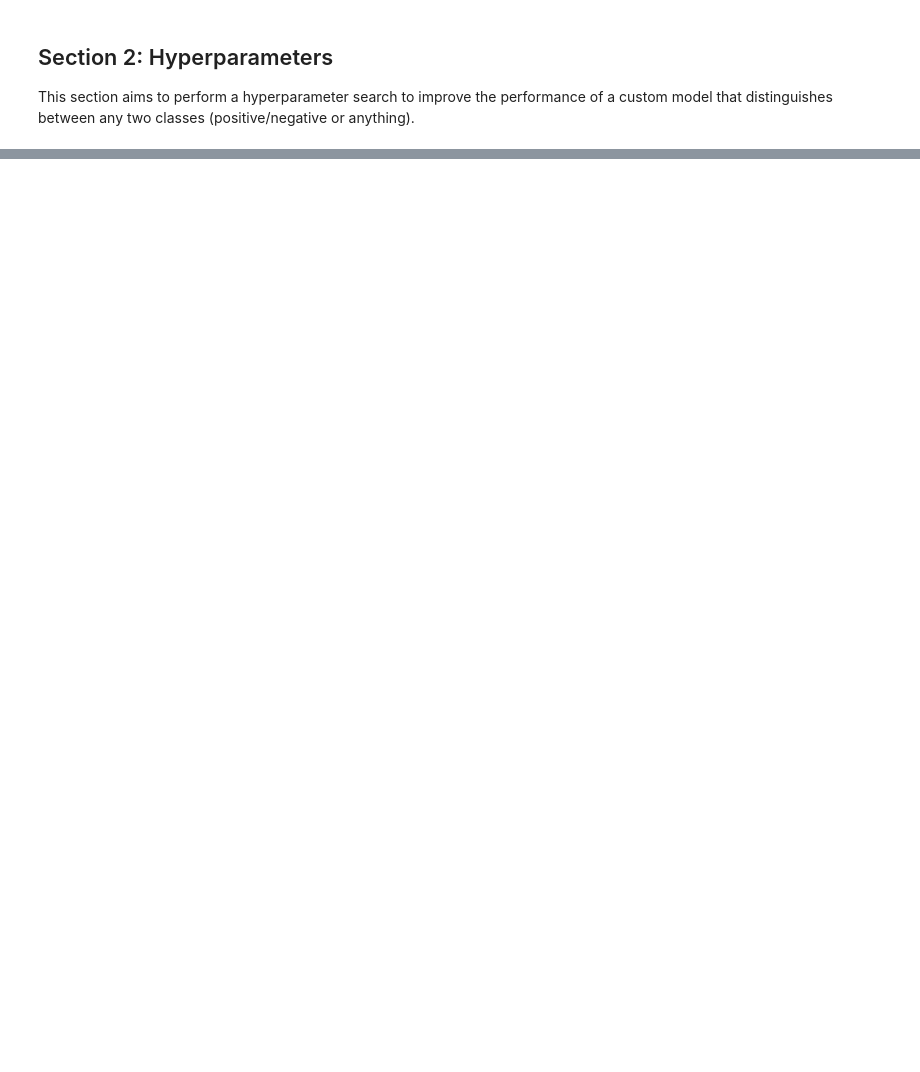
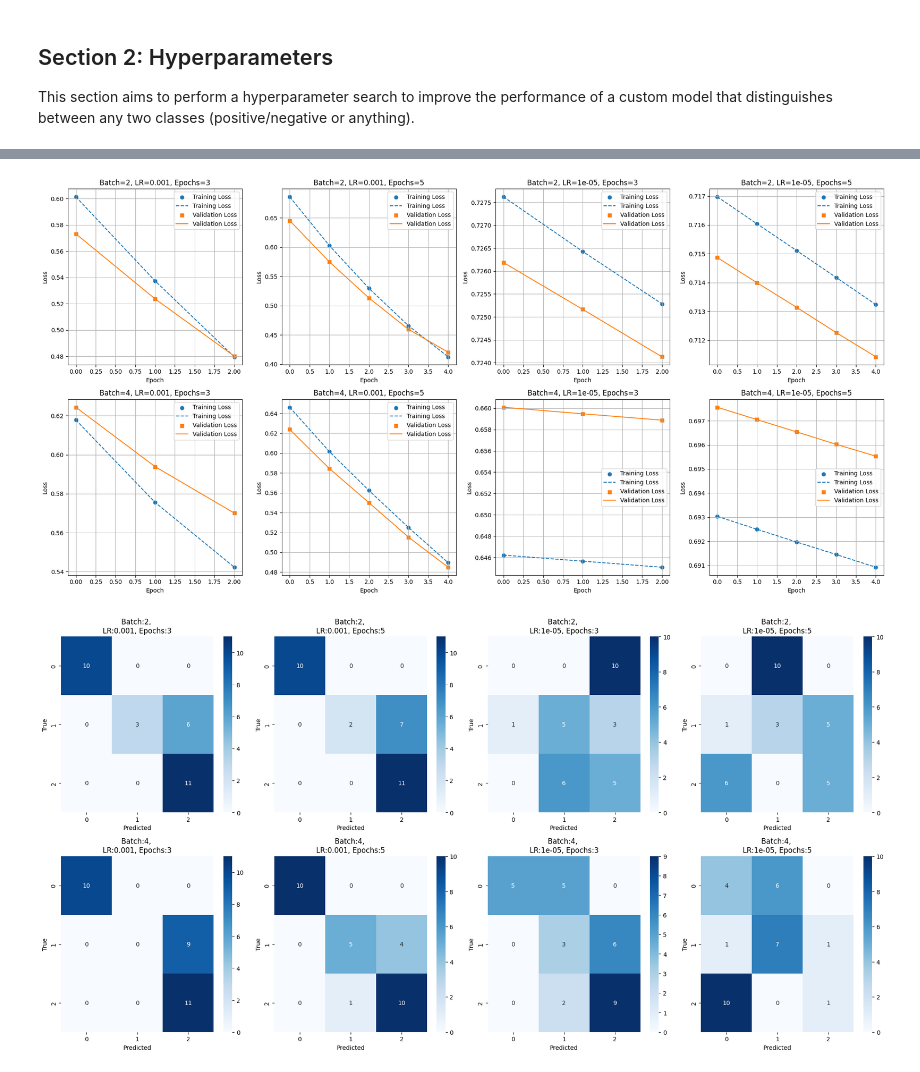
Before and after one commit to Akshat13shah/STT_Ai_Assignment6, a Jupyter notebook: MLP.ipynb, the cells around one changed output, grey strips where cells are left out. Saved outputs shown, nothing was run; the diff lists cells and outputs as text; code cells hidden in the pictures; blank space fills up the shorter version.

```diff
--- a/MLP.ipynb
+++ b/MLP.ipynb
@@ -498,0 +523,40 @@ True Label: 1, Predicted: 2
+# %%
+# Plot training and validation losses in a 2-row, 4-column grid
+num_plots = min(len(results), 8)  # Ensure we don't exceed subplot limit
+fig, axes = plt.subplots(nrows=2, ncols=4, figsize=(20, 10))
+axes = axes.flatten()
+
+for i in range(num_plots):
+    result = results[i]
+    ax = axes[i]
+    ax.scatter(range(len(result['train_loss'])), result['train_loss'], label='Training Loss', marker='o')
+    ax.plot(result['train_loss'], label='Training Loss', linestyle='dashed')
+    ax.scatter(range(len(result['val_loss'])), result['val_loss'], label='Validation Loss', marker='s')
+    ax.plot(result['val_loss'], label='Validation Loss', linestyle='solid')
+    ax.set_xlabel('Epoch')
+    ax.set_ylabel('Loss')
+    ax.set_title(f'Batch={result["batch_size"]}, LR={result["learning_rate"]}, Epochs={result["epochs"]}')
+    ax.legend()
+    ax.grid(True)
+
+# Hide any unused subplots
+for j in range(num_plots, len(axes)):
+    fig.delaxes(axes[j])
+
+plt.tight_layout()
+plt.show()
+
+# Plot Confusion Matrices for all configurations
+plt.figure(figsize=(20, 15))
+for i, result in enumerate(results):
+    plt.subplot(3, 4, i + 1)  # 3 rows, 4 columns to accommodate all 12 configurations
+    cm = confusion_matrix(result['y_test_classes'], result['y_pred_classes'])
+    sns.heatmap(cm, annot=True, fmt='d', cmap='Blues')
+    plt.title(f'Batch:{result["batch_size"]}, \nLR:{result["learning_rate"]}, Epochs:{result["epochs"]}')
+    plt.xlabel('Predicted')
+    plt.ylabel('True')
+plt.tight_layout()
+plt.show()
+# %% [output]
+[figure, added]
+[figure, added]
```
Also changed, not shown: parts of 11 cells of this notebook.
